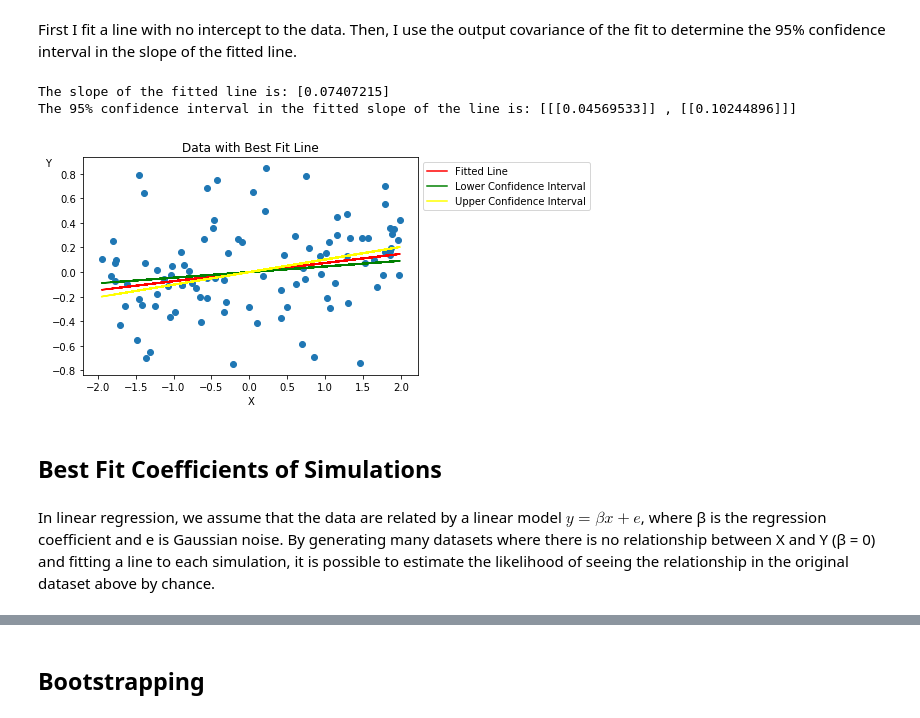
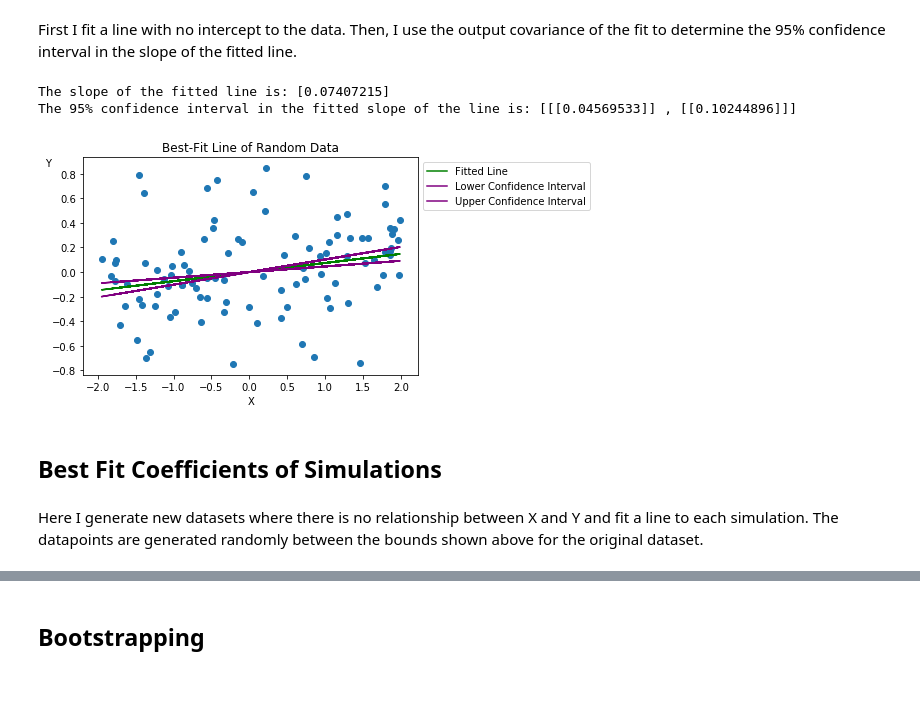
Before and after one commit to shoshireich/Linear-Regression, a Jupyter notebook: Linear Regression.ipynb, the cells around one changed output, grey strips where cells are left out. Saved outputs shown, nothing was run; the diff lists cells and outputs as text; code cells hidden in the pictures; blank space fills up the shorter version.

```diff
--- a/Linear Regression.ipynb
+++ b/Linear Regression.ipynb
@@ -37,43 +37,42 @@ First I fit a line with no intercept to the data. Then, I use the output covaria
 # %%
 import scipy.optimize
 
 def func(x, m):
     return m*x
 
 # Fit a line
 popt, pcov = scipy.optimize.curve_fit(func, data[:, 0], data[:, 1])
 
 # Confidence interval
 lower = popt - np.sqrt(pcov)
 upper = popt + np.sqrt(pcov)
 
 # Slope of fitted line
 popt_given_data = popt
 
 
 # Plot
 plt.figure()
-plt.plot(data[:,0], popt*data[:,0], color = 'red', label = 'Fitted Line')
-plt.plot(data[:,0], np.transpose(lower*data[:,0]), color = 'green', label = 'Lower Confidence Interval')
-plt.plot(data[:,0], np.transpose(upper*data[:,0]), color = 'yellow', label = 'Upper Confidence Interval')
+plt.plot(data[:,0], popt*data[:,0], color = 'green', label = 'Fitted Line')
+plt.plot(data[:,0], np.transpose(lower*data[:,0]), color = 'purple', label = 'Lower Confidence Interval')
+plt.plot(data[:,0], np.transpose(upper*data[:,0]), color = 'purple', label = 'Upper Confidence Interval')
 
 plt.scatter(data[:, 0], data[:, 1])
 plt.legend(bbox_to_anchor=(1, 1))
 plt.xlabel('X')
 plt.ylabel('Y', y=0.95, rotation = 'horizontal')
-plt.title('Data with Best Fit Line')
+plt.title('Best-Fit Line of Random Data')
 
 print('The slope of the fitted line is: {}'.format(popt))
 print('The 95% confidence interval in the fitted slope of the line is: [{} , {}]'.format(lower, upper))
 # %% [output]
 The slope of the fitted line is: [0.07407215]
 The 95% confidence interval in the fitted slope of the line is: [[[0.04569533]] , [[0.10244896]]]
-[figure, old version]
+[figure, new version]
 # %% [markdown]
 ## Best Fit Coefficients of Simulations
-# %% [markdown]
-In linear regression, we assume that the data are related by a linear model
-$y=βx+e$, where β is the regression coefficient and e is Gaussian noise. By generating many datasets where there is no relationship between X and Y (β = 0) and fitting a line to each simulation, it is possible to estimate the likelihood of seeing the relationship in the original dataset above by chance.
+# %% [markdown]
+Here I generate new datasets where there is no relationship between X and Y and fit a line to each simulation. The datapoints are generated randomly between the bounds shown above for the original dataset.
 # %%
 n = 1000 # number simulations
 B = np.zeros(n) # regression coefficients
```
Also changed, not shown: parts of 3 cells of this notebook.
